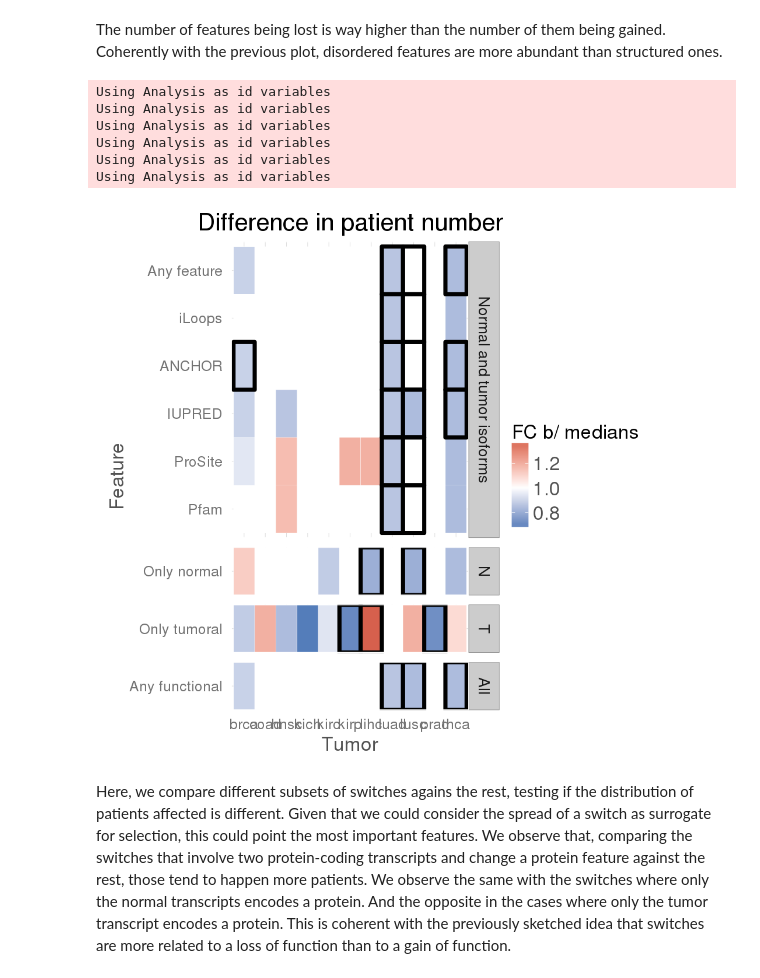
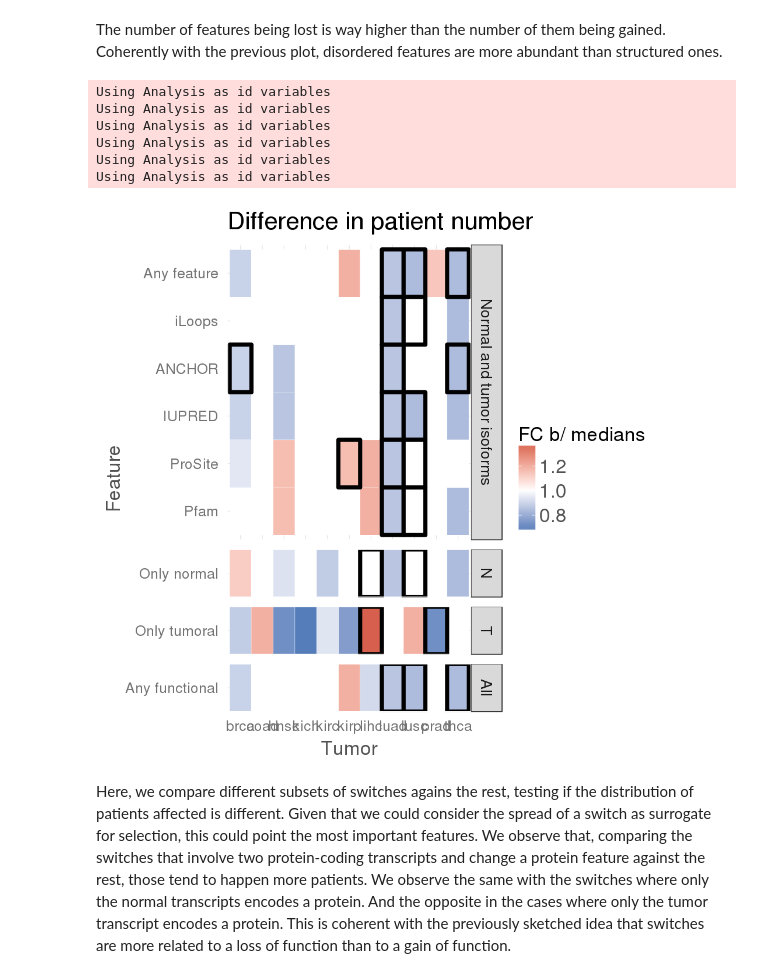
Before and after one commit to hclimente/smartas, a Jupyter notebook: switches/functionals.ipynb, the cells around one changed output. Saved outputs shown, nothing was run; the diff lists cells and outputs as text; code cells hidden in the pictures.

Commit message:
removed obsolete enrichment figures & redo with enoughly recurrent switches

```diff
--- a/switches/functionals.ipynb
+++ b/switches/functionals.ipynb
@@ -2,20 +2,22 @@
 # Study functional switches
 ## Read data
 # %%
-source("~/smartas/pipeline/scripts/variablesAndFunctions.r")
+#source("~/smartas/pipeline/scripts/variablesAndFunctions.r")
+library(magrittr)
+library(plyr)
 source("~/wisdom/r/clean_theme.R")
 source("../data/env/variables.R")
 options(repr.plot.width=8, repr.plot.height=8)
-library(tidyr)
+library(tidyverse)
 library(ggstars)
 
-# read consensus, not noise, switches
+options("readr.num_columns" = 0)
+
+# read switches
 switches <- read_tsv("../data/pancancer/candidateList_full.tsv") %>%
     filter(Origin=="Tumor")
-
 switches.split <- read_tsv("../data/pancancer/candidateList_full.tumorSplit.tsv") %>%
-    filter(NotNoise==1 & IsModel==1 & Origin=="Tumor")
-
+    filter(EnoughRecurrence == 1 & NotNoise==1 & IsModel==1 & Origin=="Tumor")
 switches.random <- read_tsv("../data/pancancer/random.candidateList_info.agg.tsv")
 
 # read feature changes
@@ -53,7 +55,7 @@ lengths.random <- read_tsv("../data/switches/isoform_length.random.tsv") %>%
     mutate(nIsoLength = ifelse(nIsoLength==0, NA, nIsoLength),
            tIsoLength = ifelse(tIsoLength==0, NA, tIsoLength),
            Random = ifelse(Random == "NonRandom", "Observed", "Random switches"))
-lengths.observed <- read_tsv("../data/switches/isoform_length.nonRandom.tsv") %>%
+lengths.observed <- read_tsv("../data/switches/isoform_length.tsv") %>%
     mutate(nIsoLength = ifelse(nIsoLength==0, NA, nIsoLength),
            tIsoLength = ifelse(tIsoLength==0, NA, tIsoLength),
            Random = ifelse(Random == "NonRandom", "Observed", "Random switches")) %>%
@@ -61,14 +63,6 @@ lengths.observed <- read_tsv("../data/switches/isoform_length.nonRandom.tsv") %>
     merge(switches.split)
 
 lengths <- list("Random switches" = lengths.random, "Observed" = lengths.observed)
-
-# read enrichment analysis d0 and d1
-analyses <- c("d0_enrichment","d1_enrichment","d0_functional_enrichment","d1_functional_enrichment")
-enrichmentTests <- lapply(analyses, function(a){
-    read_tsv(paste0("../data/switches/",a,".tsv"),col_names = FALSE) %>%
-          set_colnames(c("Cancer","Analysis","SwitchedDriver","NonSwitchedDriver",
-                         "SwitchedNonDriver","NonSwitchedNonDriver","p","OddsRatio"))
-}) %>% set_names(analyses)
 
 # read eporta driver/driver interactor info
 driver_info <- read_tsv("../data/num_patients_with_each_switch.txt") %>%
@@ -229,15 +225,14 @@ for (r in c("Observed", "Random switches")){
         filter(!is.na(Length)) %>%
         set_colnames(c("Cancer","Categories","y"))
 
-    sigElements <- this.isoLengths %>%
+    tests <- this.isoLengths %>%
         filter(!is.na(nIsoLength) & !is.na(tIsoLength)) %>%
         group_by(Tumor) %>%
         summarise(mean_nIso = mean(nIsoLength),
                   mean_tIso = mean(tIsoLength),
                   mean_diff = mean(nIsoLength-tIsoLength)) %>%
         merge(tumorEnrichment) %>%
-        set_colnames(c("Cancer","mean_nIso","mean_tIso", "mean_diff","p")) %>%
-        getBoxplotAsterisks(ranges,rm.outliers=T)
+        set_colnames(c("Cancer","mean_nIso","mean_tIso", "mean_diff","p"))
 
     # plot isoform length
     p <- ggplot(isoLengths.melt) +
@@ -247,11 +242,7 @@ for (r in c("Observed", "Random switches")){
         scale_fill_manual(values=c("#d95f02","#7570b3")) +
         theme(legend.position="bottom")
 
-    if (! empty(sigElements$asterisks) || ! empty(sigElements$arcs) ){
-        p <- p +
-            geom_text(data=sigElements$asterisks ,aes(x=x_ast,y=y_ast,label='*'),size=15) +
-            geom_line(data=sigElements$arcs, aes(x_arc,y_arc,group=Cancer))
-    }
+    p <- star_box(p, tests$p < 0.05)
 
     print(p)
 
@@ -360,7 +354,6 @@ for (f in c("Pfam","ProSite","IUPRED","ANCHOR","iLoops","Only normal","Only tumo
 
     switches.affected <- switches.affected %>% select(Tumor,GeneId,Symbol,Normal_transcript,Tumor_transcript)
     switches.unaffected <- switches.unaffected %>% select(Tumor,GeneId,Symbol,Normal_transcript,Tumor_transcript)
-
 
     p <- list(np=c(),d0=c(),d1=c())
     or <- list(np=c(),d0=c(),d1=c())
@@ -392,7 +385,6 @@ for (f in c("Pfam","ProSite","IUPRED","ANCHOR","iLoops","Only normal","Only tumo
     }
 
     for (a in c("np","d0","d1")){
-        #p[[a]] <- p.adjust(p[[a]])
         pvals[[a]] <- rbind(pvals[[a]],p[[a]])
         oddsratios[[a]] <- rbind(oddsratios[[a]],or[[a]])
     }
@@ -406,46 +398,45 @@ for (a in c("np","d0","d1")){
   significance$Analysis <- c("Pfam","ProSite","IUPRED","ANCHOR","iLoops","Only normal"
                              ,"Only tumoral","Any feature", "Any functional")
 
-  #oddsratios[[a]][pvals[[a]] > 0.05] <- NA
   colnames(oddsratios[[a]]) <- cancerTypes
   oddsratios[[a]]$Analysis <- c("Pfam","ProSite","IUPRED","ANCHOR","iLoops","Only normal",
                                 "Only tumoral","Any feature", "Any functional")
 
-  or.m <- melt(oddsratios[[a]])
+  or.m <- reshape2::melt(oddsratios[[a]])
   colnames(or.m) <- c("Analysis","Cancer","OR")
-  significance.m <- melt(significance)
+  significance.m <- reshape2::melt(significance)
   colnames(significance.m) <- c("Analysis","Cancer","Significant")
   significance.m$Significant <- as.factor(significance.m$Significant)
 
   oddsratios.m[[a]] <- merge(or.m,significance.m)
   oddsratios.m[[a]]$Analysis <- factor(oddsratios.m[[a]]$Analysis,
                                        levels=c("Pfam","ProSite","IUPRED","ANCHOR","iLoops",
                                                 "Only normal","Only tumoral","Any feature", "Any functional"))
   oddsratios.m[[a]]$Category <- factor("Normal and tumor isoforms",
                                        levels=c("Normal and tumor isoforms","N","T","All"))
   oddsratios.m[[a]]$Category[oddsratios.m[[a]]$Analysis == "Only normal"] <- "N"
   oddsratios.m[[a]]$Category[oddsratios.m[[a]]$Analysis == "Only tumoral"] <- "T"
   oddsratios.m[[a]]$Category[oddsratios.m[[a]]$Analysis == "Any functional"] <- "All"
 
 }
 
 ggplot() +
   geom_tile(data=subset(oddsratios.m[["np"]], Significant==0),aes(x=Cancer,y=Analysis,fill=OR), color = "white") +
   geom_tile(data=subset(oddsratios.m[["np"]], Significant==1),aes(x=Cancer,y=Analysis,fill=OR), color = "black", size=2) +
   scale_fill_gradient2(low = "#2166ac", high = "#d6604d", mid= "white", space="Lab", midpoint = 1) +
   clean_theme() +
   labs(x="Tumor",y="Feature",title="Difference in patient number",fill="FC b/ medians") +
   theme(legend.position="right") +
   facet_grid(Category ~ ., space = "free", scales="free_y") +
   coord_fixed()
 # %% [output]
 Using Analysis as id variables
 Using Analysis as id variables
 Using Analysis as id variables
 Using Analysis as id variables
 Using Analysis as id variables
 Using Analysis as id variables
-[figure, old version]
+[figure, new version]
 # %% [markdown]
 Here, we compare different subsets of switches agains the rest, testing if the distribution of patients affected is different. Given that we could consider the spread of a switch as surrogate for selection, this could point the most important features. We observe that, comparing the switches that involve two protein-coding transcripts and change a protein feature against the rest, those tend to happen more patients. We observe the same with the switches where only the normal transcripts encodes a protein. And the opposite in the cases where only the tumor transcript encodes a protein. This is coherent with the previously sketched idea that switches are more related to a loss of function than to a gain of function.
 # %%
```
Also changed, not shown: parts of 20 cells of this notebook.
